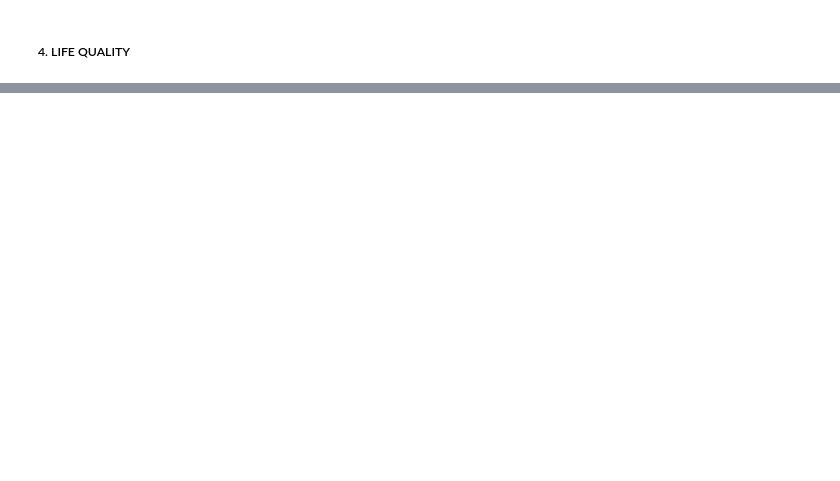
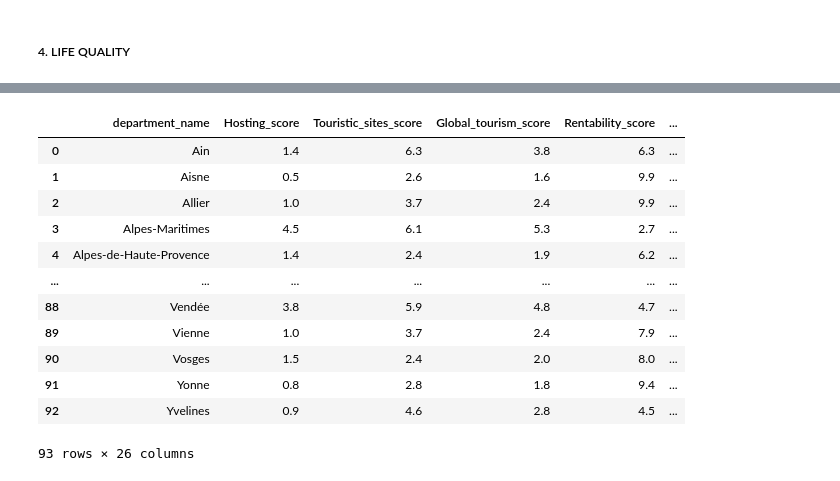
Before and after one commit to MChvtta/prello_scoring_system, a Jupyter notebook: notebooks/ES_Transformation.ipynb, the cells around one changed output, grey strips where cells are left out. Drawn from its saved outputs; the diff is of its cells as text; code cells hidden in the pictures; blank space fills up the shorter version.

```diff
--- a/notebooks/ES_Transformation.ipynb
+++ b/notebooks/ES_Transformation.ipynb
@@ -607,0 +1016,24 @@ tourism_scoring
+# %%
+#rajout dans le tableau "global score" de toutes les informations sur les départements qui ont permis de calculer le Global Score
+global_scoring_info_merge_1 = global_scoring_table.merge(calculation_real_estate_scoring, on="department_name")
+global_scoring_info_merge_2 = global_scoring_info_merge_1.merge(calculation_secondary_home_scoring, on="department_name")
+global_scoring_info_merge_3 = global_scoring_info_merge_2.merge(calculation_life_quality_scoring, on="department_name")
+global_scoring_info_merge_3["Rental_profitability_rate_
+global_scoring_info_merge_3
+global_scoring_info_merge_3
+global_scoring_info_merge_3
+global_scoring_info_merge_3
+# %% [output]
+|  | department_name | Hosting_score | Touristic_sites_score | Global_tourism_score | Rentability_score | ... |
+| 0 | Ain | 1.4 | 6.3 | 3.8 | 6.3 | ... |
+| 1 | Aisne | 0.5 | 2.6 | 1.6 | 9.9 | ... |
+| 2 | Allier | 1.0 | 3.7 | 2.4 | 9.9 | ... |
+| 3 | Alpes-Maritimes | 4.5 | 6.1 | 5.3 | 2.7 | ... |
+| 4 | Alpes-de-Haute-Provence | 1.4 | 2.4 | 1.9 | 6.2 | ... |
+| ... | ... | ... | ... | ... | ... | ... |
+| 88 | Vendée | 3.8 | 5.9 | 4.8 | 4.7 | ... |
+| 89 | Vienne | 1.0 | 3.7 | 2.4 | 7.9 | ... |
+| 90 | Vosges | 1.5 | 2.4 | 2.0 | 8.0 | ... |
+| 91 | Yonne | 0.8 | 2.8 | 1.8 | 9.4 | ... |
+| 92 | Yvelines | 0.9 | 4.6 | 2.8 | 4.5 | ... |
+93 rows × 26 columns
```
Also changed, not shown: parts of 32 cells of this notebook, 1 other file.
